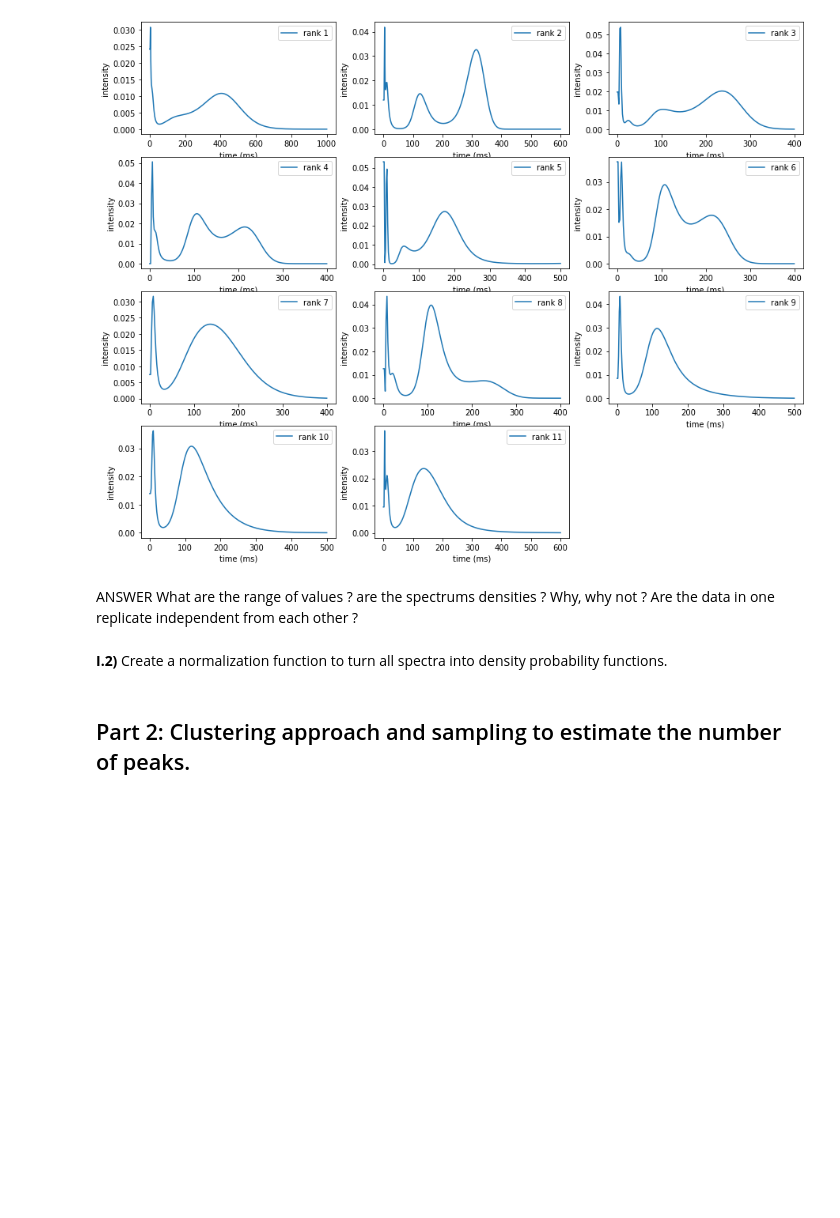
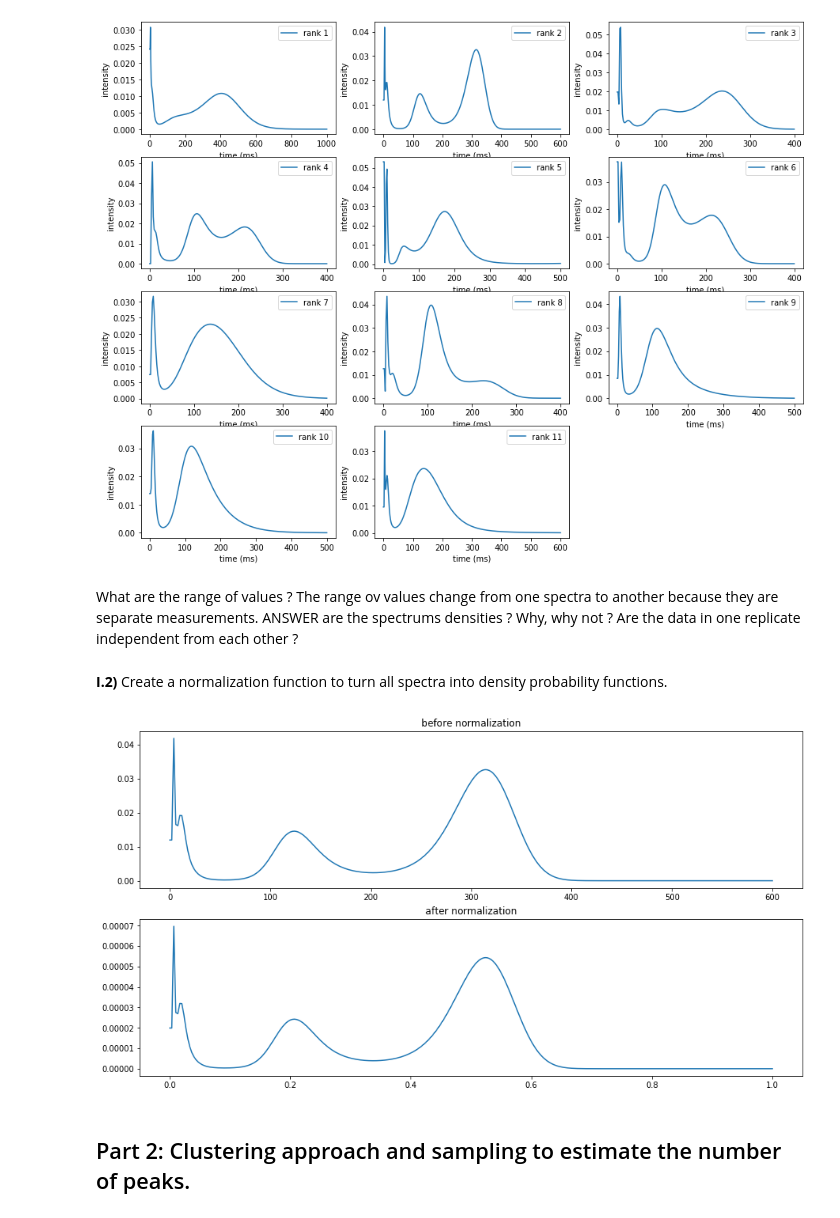
Before and after one commit to nicolas1805961/NMR-signal-machine-learning, a Jupyter notebook: challenge_evaluation.ipynb, the cells around one changed output. Drawn from its saved outputs; the diff is of its cells as text; code cells hidden in the pictures; blank space fills up the shorter version.

Commit message:
data stored in dict + normalized

```diff
--- a/challenge_evaluation.ipynb
+++ b/challenge_evaluation.ipynb
@@ -71,5 +71,15 @@ The first sections (Parts 1, 2, 3 and 4) are mandatory. The "optional" section i
 ## Part 1: understanding the data
 # %% [markdown]
 **I.1)** Create a function that takes as argument a modality number, a replicate number and that plot a serie of spectrum. Plot the spectrum in the notebook. What can you say about the data. What are the range of values ? are the spectrums densities ? Why, why not ? Are the data in one replicate independent from each other ?
+# %%
+spectrums = {}
+for val in glob.glob(f'LearningDataSet/*/spectre/*'):
+    with open(val) as f:
+        file = []
+        for line in f:
+            temp = line.split(' ')
+            if (len(temp) == 2):
+                file.append([float(i) for i in temp])
+    spectrums[val] = np.moveaxis(np.array(file), 1, 0)
 # %%
 def plot_spectrums(modality, replicate):
@@ -99,10 +99,37 @@ plot_spectrums(12, 3)
 # %% [output]
 [figure]
 # %% [markdown]
-ANSWER What are the range of values ?
-are the spectrums densities ? Why, why not ? Are the data in one replicate independent from each other ?
+What are the range of values ? The range ov values change from one spectra to another because they are separate measurements.
+ANSWER are the spectrums densities ? Why, why not ? Are the data in one replicate independent from each other ?
 # %% [markdown]
 **I.2)** Create a normalization function to turn all spectra into density probability functions.
+# %%
+def normalize(spectra):
+    return (spectra - spectra.min())/(spectra.max() - spectra.min())
+
+def normalize_all():
+    for key in spectrums:
+        spectrums[key] = normalize(spectrums[key])
+# %%
+plt.figure(figsize=(15, 8))
+
+spec = spectrums['LearningDataSet/12/spectre/12-3-002.pj2']
+
+plt.subplot(211)
+plt.plot(spec[0], spec[1])
+plt.title('before normalization')
+
+normalize_all()
+
+norm = spectrums['LearningDataSet/12/spectre/12-3-002.pj2']
+
+plt.subplot(212)
+plt.plot(norm[0], norm[1])
+plt.title('after normalization')
+
+plt.show()
+# %% [output]
+[figure, added]
 # %% [markdown]
 ## Part 2: Clustering approach and sampling to estimate the number of peaks.
 # %% [markdown]
```
Also changed, not shown: parts of 5 cells of this notebook.
